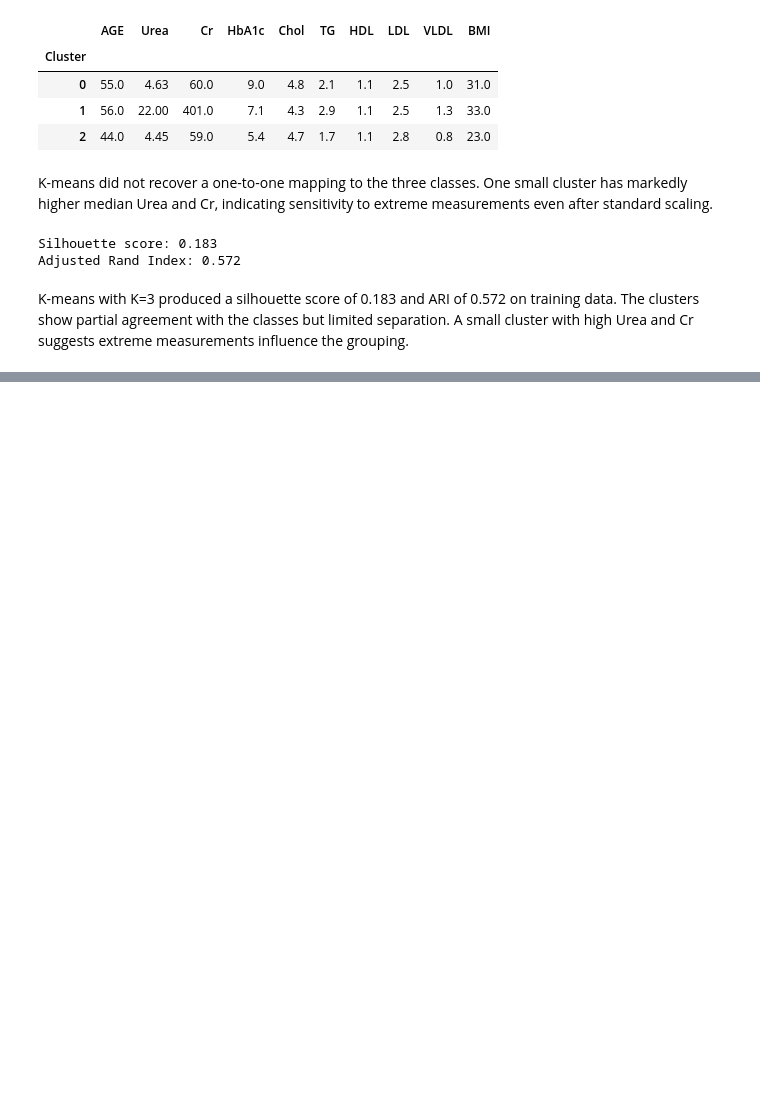
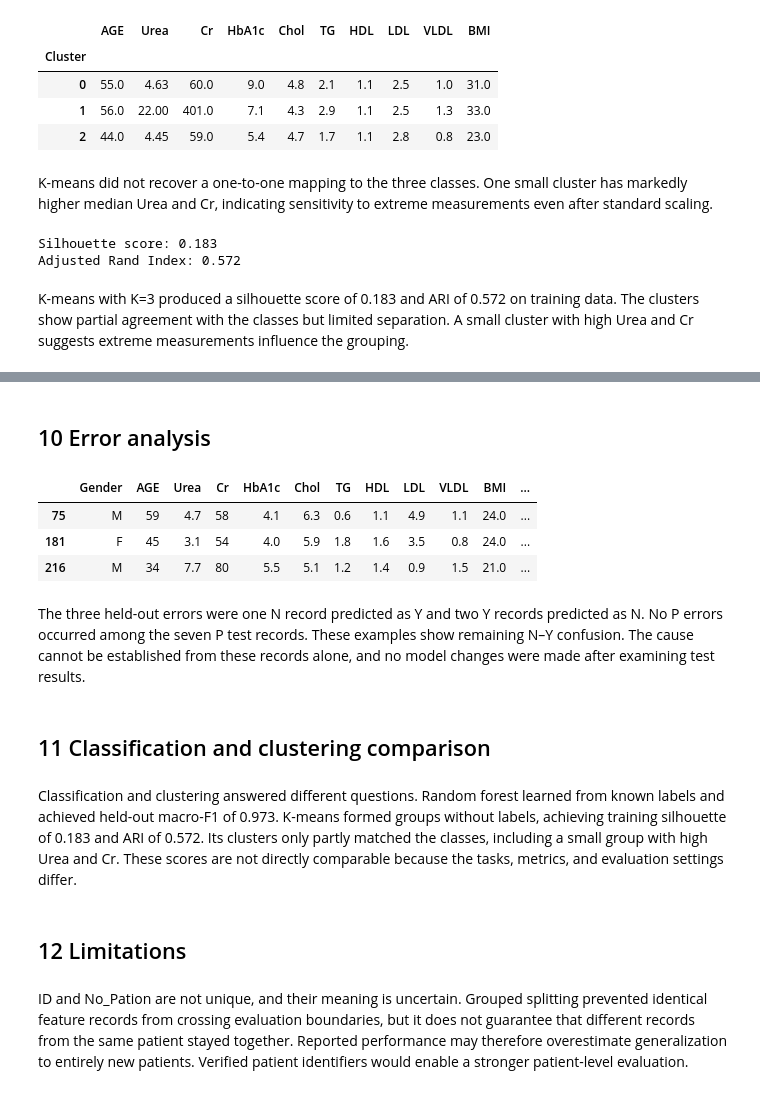
Before and after one commit to nihal8866/diabetes-classification-clustering, a Jupyter notebook: notebooks/01_diabetes_analysis.ipynb, the cells around one changed output, grey strips where cells are left out. Drawn from its saved outputs; the diff is of its cells as text; code cells hidden in the pictures; blank space fills up the shorter version.

```diff
--- a/notebooks/01_diabetes_analysis.ipynb
+++ b/notebooks/01_diabetes_analysis.ipynb
@@ -779,0 +850,25 @@ K-means with K=3 produced a silhouette score of 0.183 and ARI of 0.572 on traini
+# %% [markdown]
+## 10 Error analysis
+# %%
+error_mask = y_test.to_numpy() != test_predictions
+
+error_records = X_test.loc[error_mask].copy()
+error_records["Actual"] = y_test.to_numpy()[error_mask]
+error_records["Predicted"] = test_predictions[error_mask]
+
+display(error_records)
+# %% [output]
+|  | Gender | AGE | Urea | Cr | HbA1c | Chol | TG | HDL | LDL | VLDL | BMI | ... |
+| 75 | M | 59 | 4.7 | 58 | 4.1 | 6.3 | 0.6 | 1.1 | 4.9 | 1.1 | 24.0 | ... |
+| 181 | F | 45 | 3.1 | 54 | 4.0 | 5.9 | 1.8 | 1.6 | 3.5 | 0.8 | 24.0 | ... |
+| 216 | M | 34 | 7.7 | 80 | 5.5 | 5.1 | 1.2 | 1.4 | 0.9 | 1.5 | 21.0 | ... |
+# %% [markdown]
+The three held-out errors were one N record predicted as Y and two Y records predicted as N. No P errors occurred among the seven P test records. These examples show remaining N–Y confusion. The cause cannot be established from these records alone, and no model changes were made after examining test results.
+# %% [markdown]
+## 11 Classification and clustering comparison
+# %% [markdown]
+Classification and clustering answered different questions. Random forest learned from known labels and achieved held-out macro-F1 of 0.973. K-means formed groups without labels, achieving training silhouette of 0.183 and ARI of 0.572. Its clusters only partly matched the classes, including a small group with high Urea and Cr. These scores are not directly comparable because the tasks, metrics, and evaluation settings differ.
+# %% [markdown]
+## 12 Limitations
+# %% [markdown]
+ID and No_Pation are not unique, and their meaning is uncertain. Grouped splitting prevented identical feature records from crossing evaluation boundaries, but it does not guarantee that different records from the same patient stayed together. Reported performance may therefore overestimate generalization to entirely new patients. Verified patient identifiers would enable a stronger patient-level evaluation.
```
Also changed, not shown: parts of 21 cells of this notebook, 9 other files.
